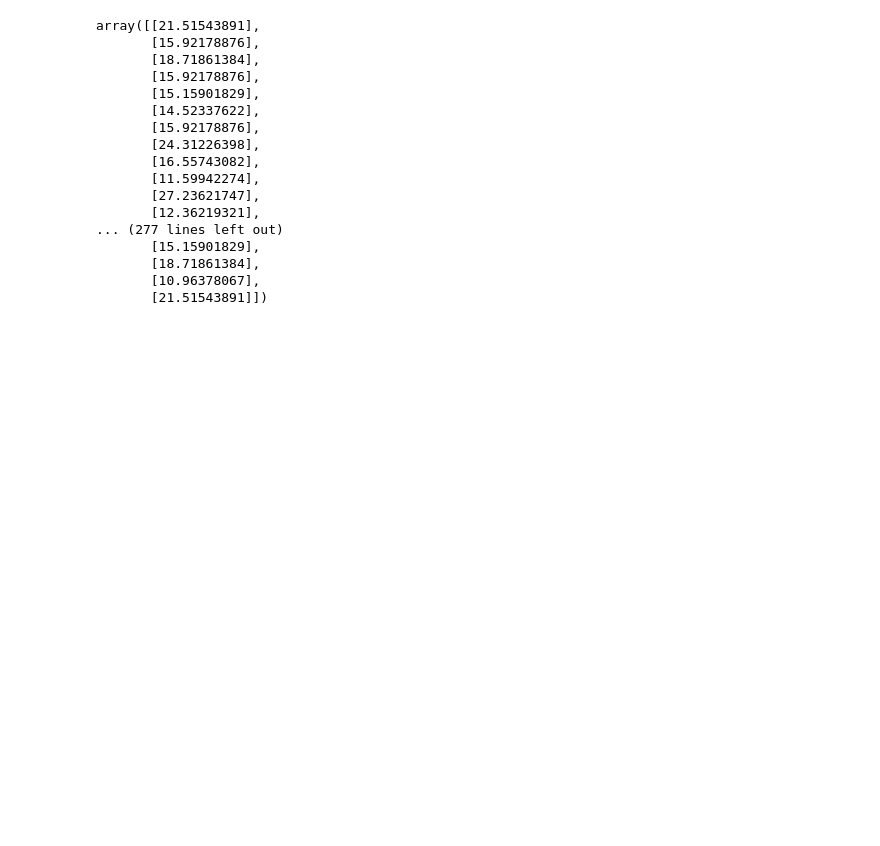
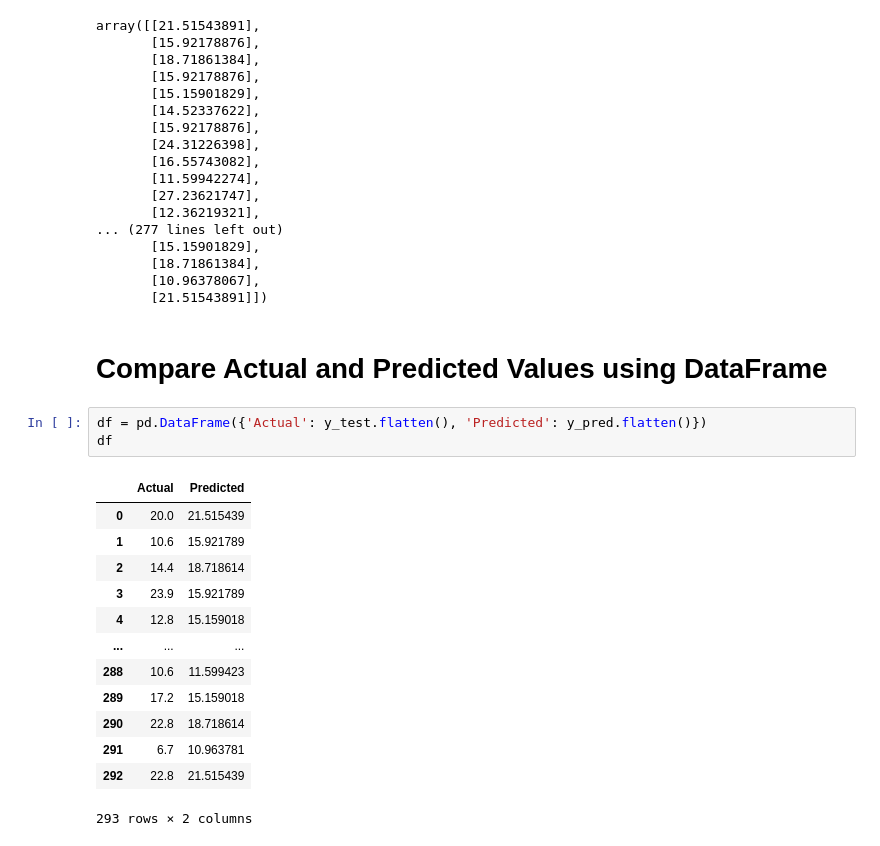
Before and after one commit to Muhammad-Usama-07/Data-Science-Journey, a Jupyter notebook: Tools_&_Techniques_for_DataScientist/LinearRegressionWork.ipynb, the cells around one changed output. Drawn from its saved outputs; the diff is of its cells as text; blank space fills up the shorter version.

Commit message:
Compare Actual and Predicted Values using DataFrame

```diff
--- a/Tools_&_Techniques_for_DataScientist/LinearRegressionWork.ipynb
+++ b/Tools_&_Techniques_for_DataScientist/LinearRegressionWork.ipynb
@@ -106,3 +106,22 @@ array([[21.51543891],
        [18.71861384],
        [10.96378067],
        [21.51543891]])
+# %% [markdown]
+# Compare Actual and Predicted Values using DataFrame
+# %%
+df = pd.DataFrame({'Actual': y_test.flatten(), 'Predicted': y_pred.flatten()})
+df
+# %% [output]
+|  | Actual | Predicted |
+| 0 | 20.0 | 21.515439 |
+| 1 | 10.6 | 15.921789 |
+| 2 | 14.4 | 18.718614 |
+| 3 | 23.9 | 15.921789 |
+| 4 | 12.8 | 15.159018 |
+| ... | ... | ... |
+| 288 | 10.6 | 11.599423 |
+| 289 | 17.2 | 15.159018 |
+| 290 | 22.8 | 18.718614 |
+| 291 | 6.7 | 10.963781 |
+| 292 | 22.8 | 21.515439 |
+293 rows × 2 columns
```
